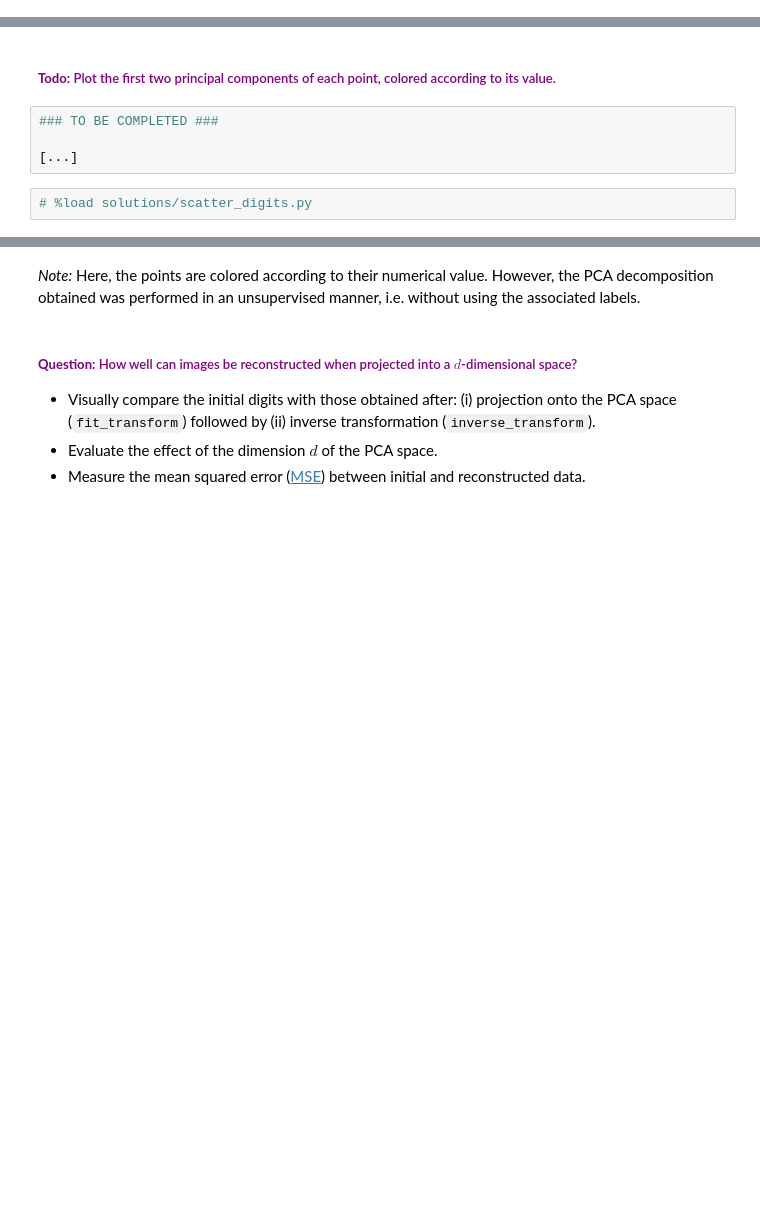
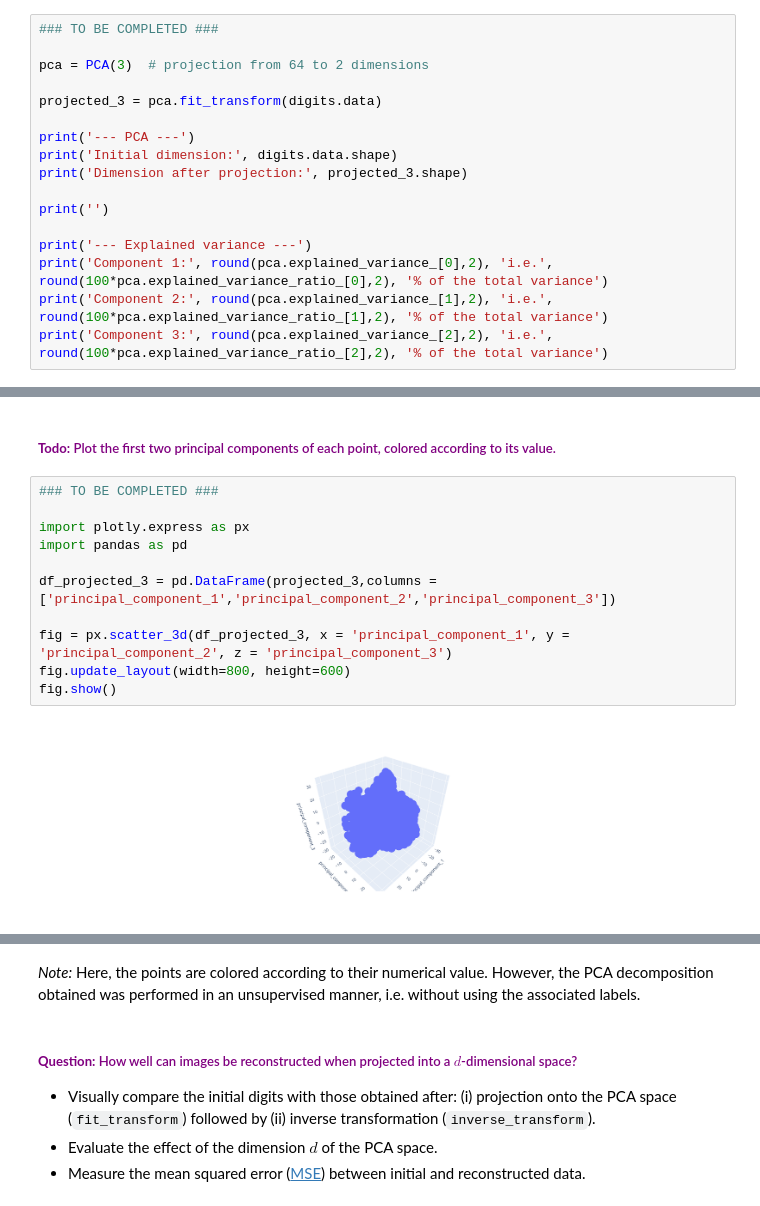
Before and after one commit to BMThi/DataAnalysis4A, a Jupyter notebook: Digits/TP_digits.ipynb, the cells around one changed output, grey strips where cells are left out. Saved outputs shown, nothing was run; the diff lists cells and outputs as text; blank space fills up the shorter version.

```diff
--- a/Digits/TP_digits.ipynb
+++ b/Digits/TP_digits.ipynb
@@ -68,0 +98,17 @@ from sklearn.decomposition import PCA
+# %%
+### TO BE COMPLETED ###
+
+pca = PCA(3)  # projection from 64 to 2 dimensions
+
+projected_3 = pca.fit_transform(digits.data)
+
+print('--- PCA ---')
+print('Initial dimension:', digits.data.shape)
+print('Dimension after projection:', projected_3.shape)
+
+print('')
+
+print('--- Explained variance ---')
+print('Component 1:', round(pca.explained_variance_[0],2), 'i.e.', round(100*pca.explained_variance_ratio_[0],2), '% of the total variance')
+print('Component 2:', round(pca.explained_variance_[1],2), 'i.e.', round(100*pca.explained_variance_ratio_[1],2), '% of the total variance')
+print('Component 3:', round(pca.explained_variance_[2],2), 'i.e.', round(100*pca.explained_variance_ratio_[2],2), '% of the total variance')
@@ -69,8 +149,15 @@ from sklearn.decomposition import PCA
 # %% [markdown]
 ##### <span style="color:purple"> **Todo:** Plot the first two principal components of each point, colored according to its value.</span>
-# %%
-### TO BE COMPLETED ###
-
-[...]
-# %%
-# %load solutions/scatter_digits.py
+# %%
+### TO BE COMPLETED ###
+
+import plotly.express as px
+import pandas as pd
+
+df_projected_3 = pd.DataFrame(projected_3,columns = ['principal_component_1','principal_component_2','principal_component_3'])
+
+fig = px.scatter_3d(df_projected_3, x = 'principal_component_1', y = 'principal_component_2', z = 'principal_component_3')
+fig.update_layout(width=800, height=600)
+fig.show()
+# %% [output]
+[figure, added]
```
Also changed, not shown: parts of 27 cells of this notebook, 5 other files.
